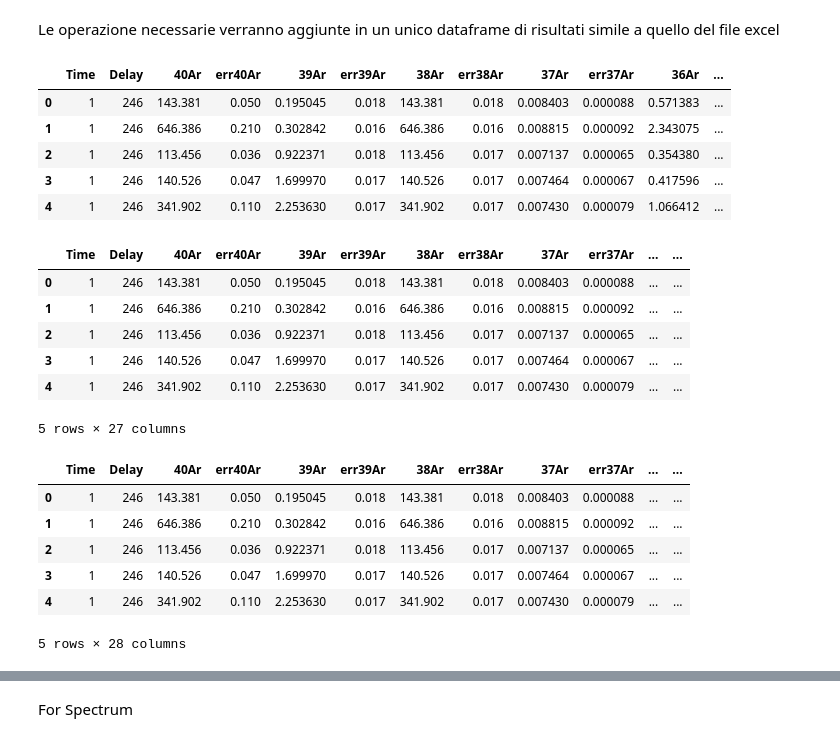
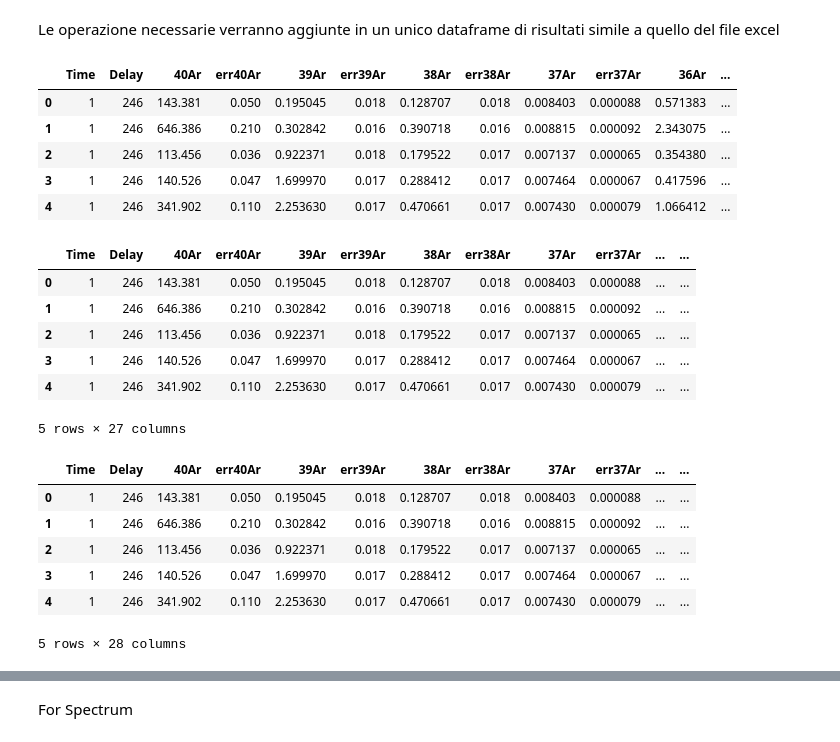
Before and after one commit to gecos-lab/PyCalcolAr, a Jupyter notebook: notebooks/PyCalcolAr_TB_CC.ipynb, the cells around one changed output, grey strips where cells are left out. Saved outputs shown, nothing was run; the diff lists cells and outputs as text; code cells hidden in the pictures.

```diff
--- a/notebooks/PyCalcolAr_TB_CC.ipynb
+++ b/notebooks/PyCalcolAr_TB_CC.ipynb
@@ -410,33 +414,33 @@ Le operazione necessarie verranno aggiunte in un unico dataframe di risultati si
 # %%
 input_data_df = pd.DataFrame()
 
 input_data_df.loc[:, 'Time'] = pd.Series(1 for k in range(0, len(df_data.index)))
 input_data_df.loc[:, 'Delay'] = pd.Series(delay for k in range(0, len(df_data.index)))
 
 
 input_data_df.loc[:, '40Ar'] = df_data.loc[:, '40Ar F'].values * 1000
 input_data_df.loc[:, 'err40Ar'] = df_data.loc[:, 'err40Ar F'].values * 1000
 
 input_data_df.loc[:, '39Ar'] = df_data.loc[:, '39Ar F'].values * 1000
 input_data_df.loc[:, 'err39Ar'] = df_data.loc[:, 'err39Ar F'].values * 1000
 
-input_data_df.loc[:, '38Ar'] = df_data.loc[:, '40Ar F'].values * 1000
+input_data_df.loc[:, '38Ar'] = df_data.loc[:, '38Ar IC0'].values * 1000
 input_data_df.loc[:, 'err38Ar'] = df_data.loc[:, 'err38Ar F'].values * 1000
 
 input_data_df.loc[:, '37Ar'] = df_data.loc[:, '37Ar IC0'].values * df_data.loc[:, 'gainF/IC0'].values * 1000
 input_data_df.loc[:, 'err37Ar'] = df_data.loc[:, 'err37Ar IC0'].values * df_data.loc[:, 'gainF/IC0'].values * 1000
 
 input_data_df.loc[:, '36Ar'] = df_data.loc[:, '36Ar IC0'].values * df_data.loc[:, 'gainF/IC0'].values * 1000
 input_data_df.loc[:, 'err36Ar'] = df_data.loc[:, 'err36Ar IC0'].values * df_data.loc[:, 'gainF/IC0'].values * 1000
 
 display(input_data_df)
 # %% [output]
 |  | Time | Delay | 40Ar | err40Ar | 39Ar | err39Ar | 38Ar | err38Ar | 37Ar | err37Ar | 36Ar | ... |
-| 0 | 1 | 246 | 143.381 | 0.050 | 0.195045 | 0.018 | 143.381 | 0.018 | 0.008403 | 0.000088 | 0.571383 | ... |
-| 1 | 1 | 246 | 646.386 | 0.210 | 0.302842 | 0.016 | 646.386 | 0.016 | 0.008815 | 0.000092 | 2.343075 | ... |
-| 2 | 1 | 246 | 113.456 | 0.036 | 0.922371 | 0.018 | 113.456 | 0.017 | 0.007137 | 0.000065 | 0.354380 | ... |
-| 3 | 1 | 246 | 140.526 | 0.047 | 1.699970 | 0.017 | 140.526 | 0.017 | 0.007464 | 0.000067 | 0.417596 | ... |
-| 4 | 1 | 246 | 341.902 | 0.110 | 2.253630 | 0.017 | 341.902 | 0.017 | 0.007430 | 0.000079 | 1.066412 | ... |
+| 0 | 1 | 246 | 143.381 | 0.050 | 0.195045 | 0.018 | 0.128707 | 0.018 | 0.008403 | 0.000088 | 0.571383 | ... |
+| 1 | 1 | 246 | 646.386 | 0.210 | 0.302842 | 0.016 | 0.390718 | 0.016 | 0.008815 | 0.000092 | 2.343075 | ... |
+| 2 | 1 | 246 | 113.456 | 0.036 | 0.922371 | 0.018 | 0.179522 | 0.017 | 0.007137 | 0.000065 | 0.354380 | ... |
+| 3 | 1 | 246 | 140.526 | 0.047 | 1.699970 | 0.017 | 0.288412 | 0.017 | 0.007464 | 0.000067 | 0.417596 | ... |
+| 4 | 1 | 246 | 341.902 | 0.110 | 2.253630 | 0.017 | 0.470661 | 0.017 | 0.007430 | 0.000079 | 1.066412 | ... |
 # %%
 results_data = input_data_df
 
@@ -480,11 +484,11 @@ results_data.loc[:,'1sigma_rel36'] = results_data.loc[:,'1sigma_abs36'].values /
 display(results_data)
 # %% [output]
 |  | Time | Delay | 40Ar | err40Ar | 39Ar | err39Ar | 38Ar | err38Ar | 37Ar | err37Ar | ... | ... |
-| 0 | 1 | 246 | 143.381 | 0.050 | 0.195045 | 0.018 | 143.381 | 0.018 | 0.008403 | 0.000088 | ... | ... |
-| 1 | 1 | 246 | 646.386 | 0.210 | 0.302842 | 0.016 | 646.386 | 0.016 | 0.008815 | 0.000092 | ... | ... |
-| 2 | 1 | 246 | 113.456 | 0.036 | 0.922371 | 0.018 | 113.456 | 0.017 | 0.007137 | 0.000065 | ... | ... |
-| 3 | 1 | 246 | 140.526 | 0.047 | 1.699970 | 0.017 | 140.526 | 0.017 | 0.007464 | 0.000067 | ... | ... |
-| 4 | 1 | 246 | 341.902 | 0.110 | 2.253630 | 0.017 | 341.902 | 0.017 | 0.007430 | 0.000079 | ... | ... |
+| 0 | 1 | 246 | 143.381 | 0.050 | 0.195045 | 0.018 | 0.128707 | 0.018 | 0.008403 | 0.000088 | ... | ... |
+| 1 | 1 | 246 | 646.386 | 0.210 | 0.302842 | 0.016 | 0.390718 | 0.016 | 0.008815 | 0.000092 | ... | ... |
+| 2 | 1 | 246 | 113.456 | 0.036 | 0.922371 | 0.018 | 0.179522 | 0.017 | 0.007137 | 0.000065 | ... | ... |
+| 3 | 1 | 246 | 140.526 | 0.047 | 1.699970 | 0.017 | 0.288412 | 0.017 | 0.007464 | 0.000067 | ... | ... |
+| 4 | 1 | 246 | 341.902 | 0.110 | 2.253630 | 0.017 | 0.470661 | 0.017 | 0.007430 | 0.000079 | ... | ... |
 5 rows × 27 columns
 # %%
 #results_data.loc[:,'Decay Factor'] = (irradiantions_df.loc['Lambda Ar37 [1/d]', 'value'] * \
@@ -504,11 +508,11 @@ results_data.loc[:,'Decay Factor'] = (irradiations_constants_df.loc['Lambda Ar37
 display(results_data)
 # %% [output]
 |  | Time | Delay | 40Ar | err40Ar | 39Ar | err39Ar | 38Ar | err38Ar | 37Ar | err37Ar | ... | ... |
-| 0 | 1 | 246 | 143.381 | 0.050 | 0.195045 | 0.018 | 143.381 | 0.018 | 0.008403 | 0.000088 | ... | ... |
-| 1 | 1 | 246 | 646.386 | 0.210 | 0.302842 | 0.016 | 646.386 | 0.016 | 0.008815 | 0.000092 | ... | ... |
-| 2 | 1 | 246 | 113.456 | 0.036 | 0.922371 | 0.018 | 113.456 | 0.017 | 0.007137 | 0.000065 | ... | ... |
-| 3 | 1 | 246 | 140.526 | 0.047 | 1.699970 | 0.017 | 140.526 | 0.017 | 0.007464 | 0.000067 | ... | ... |
-| 4 | 1 | 246 | 341.902 | 0.110 | 2.253630 | 0.017 | 341.902 | 0.017 | 0.007430 | 0.000079 | ... | ... |
+| 0 | 1 | 246 | 143.381 | 0.050 | 0.195045 | 0.018 | 0.128707 | 0.018 | 0.008403 | 0.000088 | ... | ... |
+| 1 | 1 | 246 | 646.386 | 0.210 | 0.302842 | 0.016 | 0.390718 | 0.016 | 0.008815 | 0.000092 | ... | ... |
+| 2 | 1 | 246 | 113.456 | 0.036 | 0.922371 | 0.018 | 0.179522 | 0.017 | 0.007137 | 0.000065 | ... | ... |
+| 3 | 1 | 246 | 140.526 | 0.047 | 1.699970 | 0.017 | 0.288412 | 0.017 | 0.007464 | 0.000067 | ... | ... |
+| 4 | 1 | 246 | 341.902 | 0.110 | 2.253630 | 0.017 | 0.470661 | 0.017 | 0.007430 | 0.000079 | ... | ... |
 5 rows × 28 columns
 # %%
 results_data.loc[:,'Mult 4amu'] = irradiations_df.loc['Gain corrected 40Ar/36Ar pipettes', 'relative error']
```
Also changed, not shown: parts of 10 cells of this notebook.
